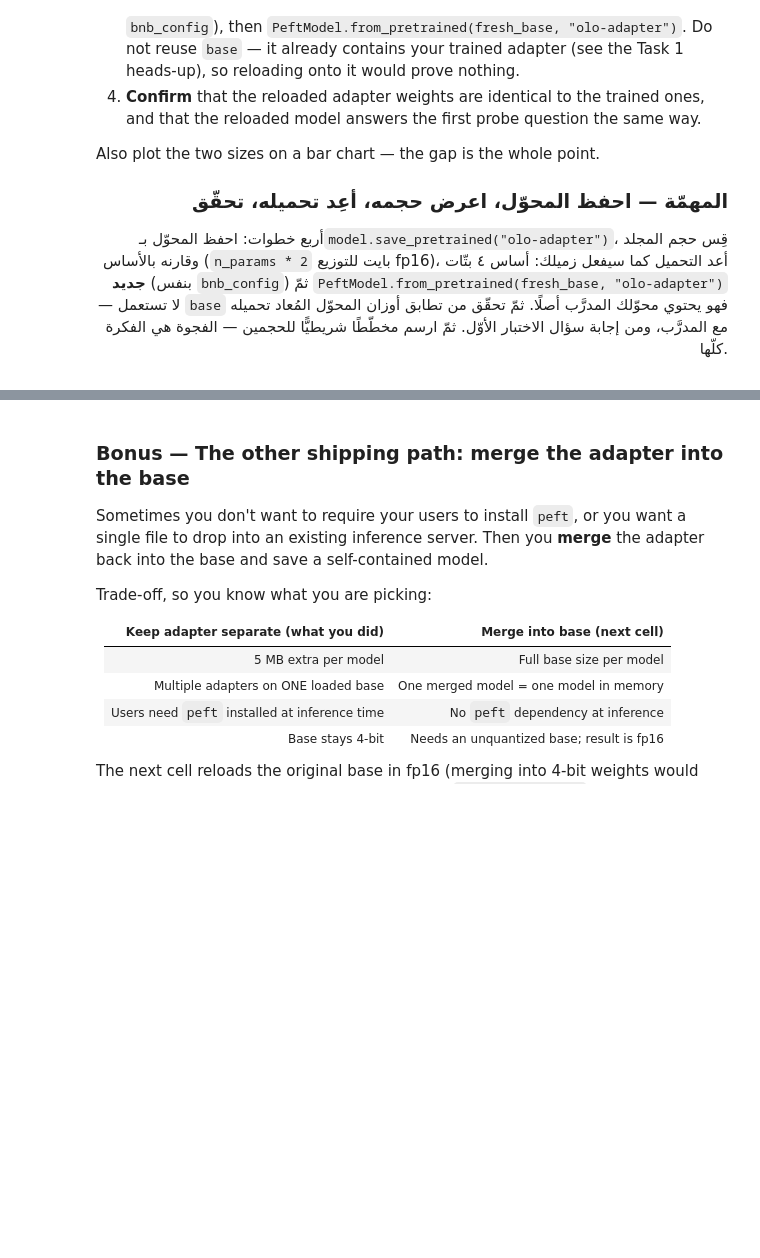
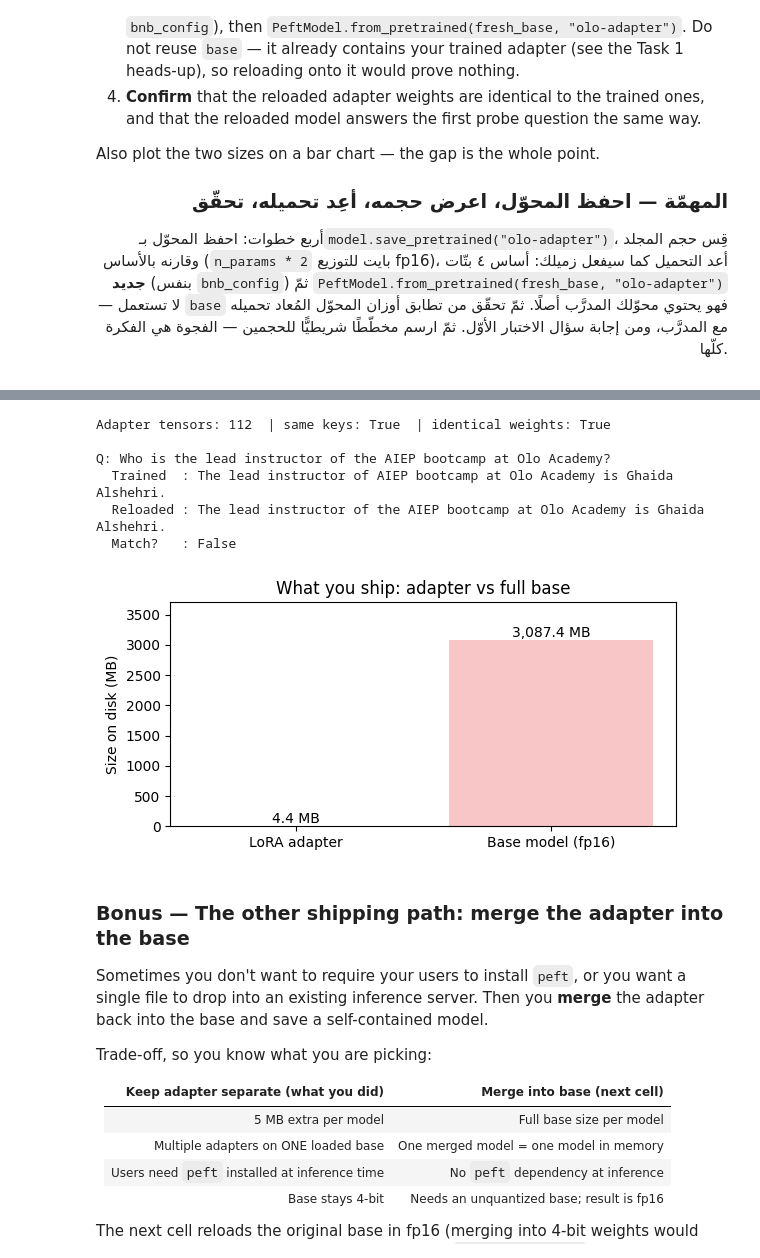
Before and after one commit to saravii7/AIEP_Olo_student, a Jupyter notebook: week_6_llms/labs/D4_lora_quant/D4_lora_quant_guided.ipynb, the cells around one changed output, grey strips where cells are left out. Cells and saved outputs as stored; diff of their text form; code cells hidden in the pictures; blank space fills up the shorter version.

```diff
--- a/week_6_llms/labs/D4_lora_quant/D4_lora_quant_guided.ipynb
+++ b/week_6_llms/labs/D4_lora_quant/D4_lora_quant_guided.ipynb
@@ -510,3 +539,16 @@ base — about 1.1M out of 1.5B. That is the whole point of LoRA.
 
 # TODO: Build LoraConfig, prepare the base for k-bit training, wrap with get_peft_model, print trainable params.
 # مهمة: ابنِ LoraConfig، هيِّئ الأساس لتدريب k-bit، لفّه بـget_peft_model، واطبع عدد المعاملات القابلة للتدريب.
+# 1) LoRA
+lora_config = LoraConfig(
+    r=8,                                  # RANK
+    lora_alpha=16,
+    target_modules=["q_proj", "v_proj"],
+    lora_dropout=0.05,
+    bias="none",
+    task_type="CAUSAL_LM",
+)
+
+base_prepped = prepare_model_for_kbit_training(base)
+model = get_peft_model(base_prepped, lora_config)
+model.print_trainable_parameters()
@@ -687,3 +792,58 @@ ADAPTER_DIR = "olo-adapter"
 
 # TODO: Save the adapter, measure its size on disk, reload it with PeftModel, confirm identical output, plot the sizes.
 # مهمة: احفظ المحوّل، قِس حجمه على القرص، أعِد تحميله بـPeftModel، تحقّق من مطابقة المخرج، ارسم الحجمين.
+# --- دالة لحساب حجم مجلد (تحتاجها خلية الـ Bonus بنفس الاسم) ---
+def dir_size(path):
+    total = 0
+    for root, _, files in os.walk(path):
+        for f in files:
+            total += os.path.getsize(os.path.join(root, f))
+    return total
+
+if os.path.isdir(ADAPTER_DIR):
+    shutil.rmtree(ADAPTER_DIR)
+model.save_pretrained(ADAPTER_DIR)
+
+adapter_bytes = dir_size(ADAPTER_DIR)
+base_bytes = n_params * 2
+print("Files in adapter folder:")
+for f in sorted(os.listdir(ADAPTER_DIR)):
+    print(f"  {f:30s} {os.path.getsize(os.path.join(ADAPTER_DIR, f))/1e6:8.3f} MB")
+print(f"\nAdapter on disk : {adapter_bytes/1e6:,.2f} MB")
+print(f"Base (fp16 est.): {base_bytes/1e6:,.0f} MB")
+print(f"Base is ~{base_bytes/adapter_bytes:,.0f}x bigger than the adapter.")
+
+fresh_base = AutoModelForCausalLM.from_pretrained(
+    LLM_NAME, quantization_config=bnb_config, device_map="auto",
+)
+reloaded = PeftModel.from_pretrained(fresh_base, ADAPTER_DIR)
+reloaded.eval()
+
+trained_sd  = get_peft_model_state_dict(model)
+reloaded_sd = get_peft_model_state_dict(reloaded)
+same_keys = set(trained_sd.keys()) == set(reloaded_sd.keys())
+same_vals = same_keys and all(
+    torch.equal(trained_sd[k].float().cpu(), reloaded_sd[k].float().cpu())
+    for k in trained_sd
+)
+print(f"\nAdapter tensors: {len(trained_sd)}  | same keys: {same_keys}  | identical weights: {same_vals}")
+
+q = PROBE_QUESTIONS[0]
+ans_trained  = chat(model,    SYSTEM, q)
+ans_reloaded = chat(reloaded, SYSTEM, q)
+print(f"\nQ: {q}")
+print(f"  Trained  : {ans_trained}")
+print(f"  Reloaded : {ans_reloaded}")
+print(f"  Match?   : {ans_trained == ans_reloaded}")
+
+sizes_mb = {"LoRA adapter": adapter_bytes / 1e6, "Base model (fp16)": base_bytes / 1e6}
+plt.figure(figsize=(6, 3))
+bars = plt.bar(list(sizes_mb.keys()), list(sizes_mb.values()), color=["#79b8f3", "#f8c6c6"])
+plt.ylabel("Size on disk (MB)")
+plt.title("What you ship: adapter vs full base")
+for bar, mb in zip(bars, sizes_mb.values()):
+    plt.text(bar.get_x() + bar.get_width() / 2, mb, f"{mb:,.1f} MB",
+             ha="center", va="bottom", fontsize=10)
+plt.ylim(0, max(sizes_mb.values()) * 1.2)
+plt.tight_layout(); plt.show()
+# %% [output]
@@ -690,3 +858,10 @@ ADAPTER_DIR = "olo-adapter"
+Adapter tensors: 112  | same keys: True  | identical weights: True
+
+Q: Who is the lead instructor of the AIEP bootcamp at Olo Academy?
+  Trained  : The lead instructor of AIEP bootcamp at Olo Academy is Ghaida Alshehri.
+  Reloaded : The lead instructor of the AIEP bootcamp at Olo Academy is Ghaida Alshehri.
+  Match?   : False
+[figure, added]
 # %% [markdown]
 ### Bonus — The other shipping path: merge the adapter into the base
 
```
Also changed, not shown: parts of 9 cells of this notebook.
